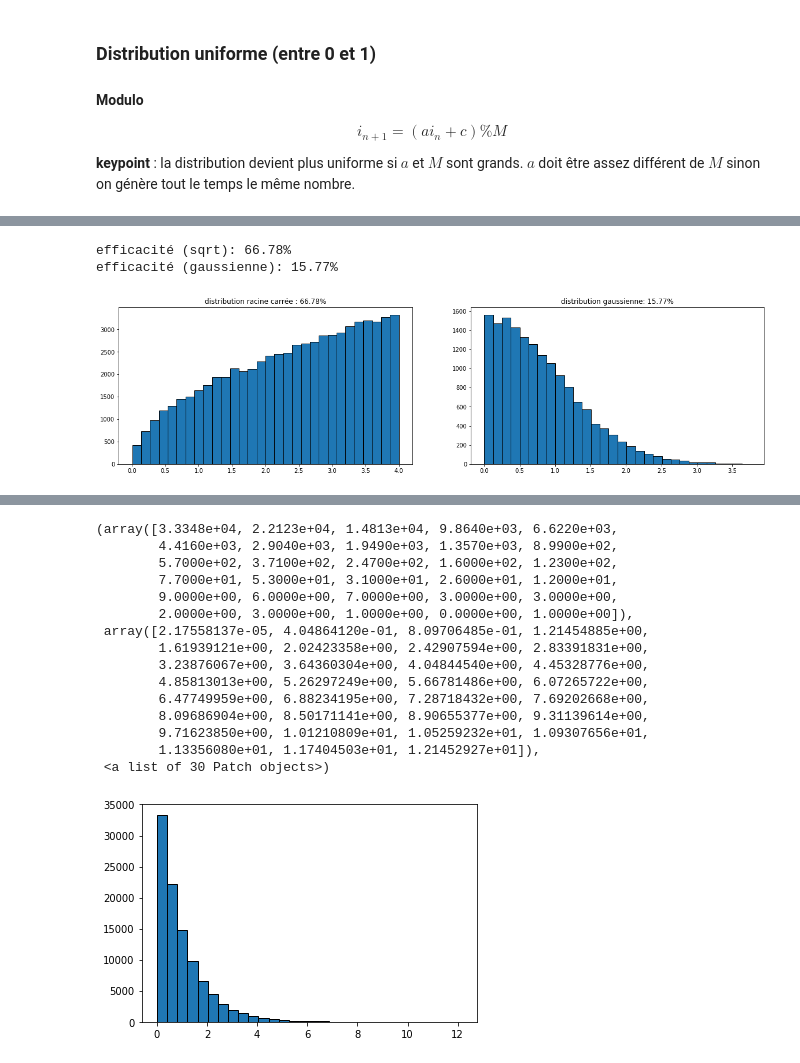
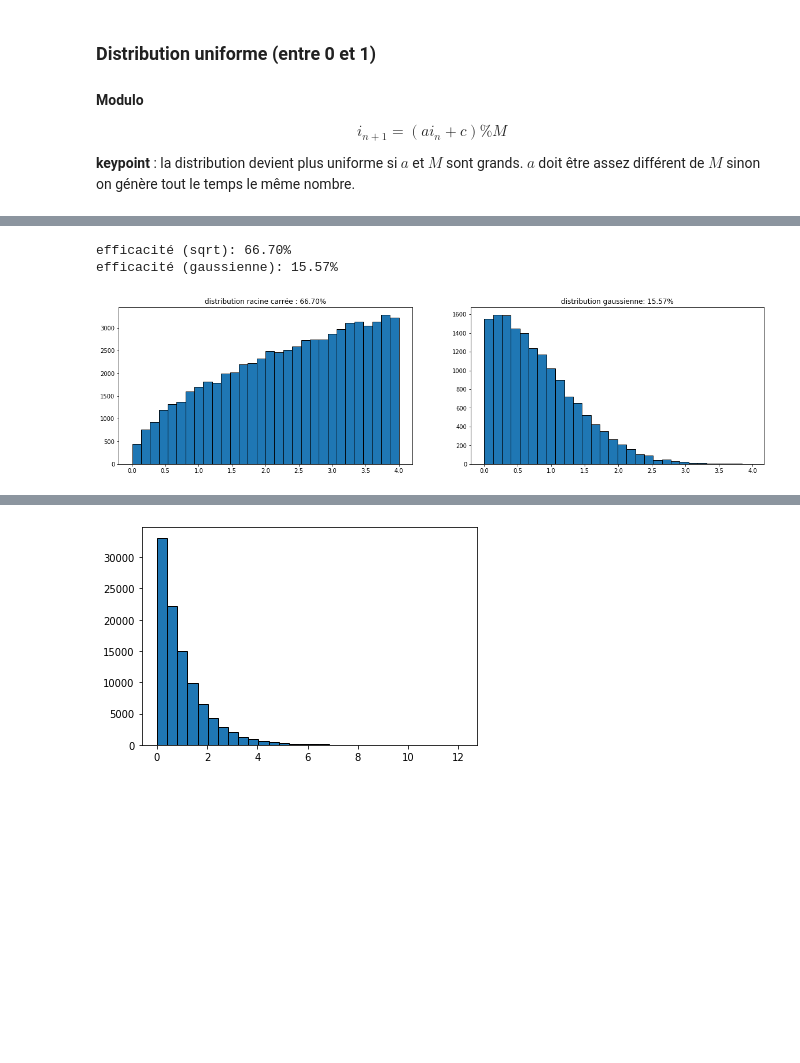
Before and after one commit to Mathieu-R/computational-physics, a Jupyter notebook: Nombres aléatoires.ipynb, the cells around one changed output, grey strips where cells are left out. Drawn from its saved outputs; the diff is of its cells as text; code cells hidden in the pictures; blank space fills up the shorter version.

Commit message:
update random numbers

```diff
--- a/Nombres aléatoires.ipynb
+++ b/Nombres aléatoires.ipynb
@@ -108,17 +97,17 @@ plt.rcParams["figure.figsize"] = (20, 5)
 fig, (ax1, ax2) = plt.subplots(1,2)
 
 ax1.set_title(f"distribution racine carrée : {eff_sqrt * 100:.2f}%")
-ax1.hist(numbers_sqrt, bins = 30, ec = "black")
+_ = ax1.hist(numbers_sqrt, bins = 30, ec = "black")
 
 ax2.set_title(f"distribution gaussienne: {eff_gauss * 100:.2f}%")
-ax2.hist(numbers_gauss, bins = 30, ec = "black")
+_ = ax2.hist(numbers_gauss, bins = 30, ec = "black")
 
 print(f"efficacité (sqrt): {eff_sqrt * 100:.2f}%")
 print(f"efficacité (gaussienne): {eff_gauss * 100:.2f}%")
 # %% [output]
-efficacité (sqrt): 66.78%
-efficacité (gaussienne): 15.77%
+efficacité (sqrt): 66.70%
+efficacité (gaussienne): 15.57%
-[figure, old version]
+[figure, new version]
 # %% [markdown]
 #### Transformée inverse
 
@@ -151,35 +140,20 @@ $$ T(u) = F_X^{-1}(x) = - \lambda ln(1-u)$$
 # %%
 import random
 from math import log
 
 def t_inv(u, lamb):
     return - lamb * log(1-u)
 
 def rand(n):
     numbers = []
     for i in range(n):
         y = t_inv(u = random.random(), lamb = 1)
         numbers.append(y)
     return numbers
 
-plt.hist(rand(100000), bins=30, ec="black")
+_ = plt.hist(rand(100000), bins=30, ec="black")
 # %% [output]
-(array([3.3348e+04, 2.2123e+04, 1.4813e+04, 9.8640e+03, 6.6220e+03,
-        4.4160e+03, 2.9040e+03, 1.9490e+03, 1.3570e+03, 8.9900e+02,
-        5.7000e+02, 3.7100e+02, 2.4700e+02, 1.6000e+02, 1.2300e+02,
-        7.7000e+01, 5.3000e+01, 3.1000e+01, 2.6000e+01, 1.2000e+01,
-        9.0000e+00, 6.0000e+00, 7.0000e+00, 3.0000e+00, 3.0000e+00,
-        2.0000e+00, 3.0000e+00, 1.0000e+00, 0.0000e+00, 1.0000e+00]),
- array([2.17558137e-05, 4.04864120e-01, 8.09706485e-01, 1.21454885e+00,
-        1.61939121e+00, 2.02423358e+00, 2.42907594e+00, 2.83391831e+00,
-        3.23876067e+00, 3.64360304e+00, 4.04844540e+00, 4.45328776e+00,
-        4.85813013e+00, 5.26297249e+00, 5.66781486e+00, 6.07265722e+00,
-        6.47749959e+00, 6.88234195e+00, 7.28718432e+00, 7.69202668e+00,
-        8.09686904e+00, 8.50171141e+00, 8.90655377e+00, 9.31139614e+00,
-        9.71623850e+00, 1.01210809e+01, 1.05259232e+01, 1.09307656e+01,
-        1.13356080e+01, 1.17404503e+01, 1.21452927e+01]),
- <a list of 30 Patch objects>)
-[figure, old version]
+[figure, new version]
 # %% [markdown]
 #### Méthode combinée
 
```
Also changed, not shown: parts of 2 cells of this notebook.
